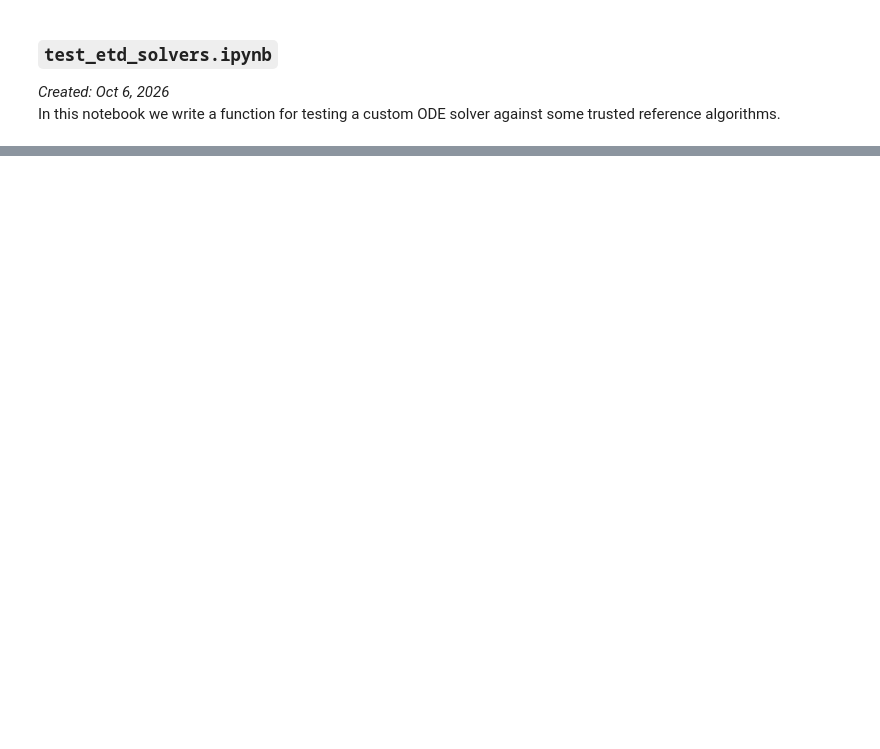
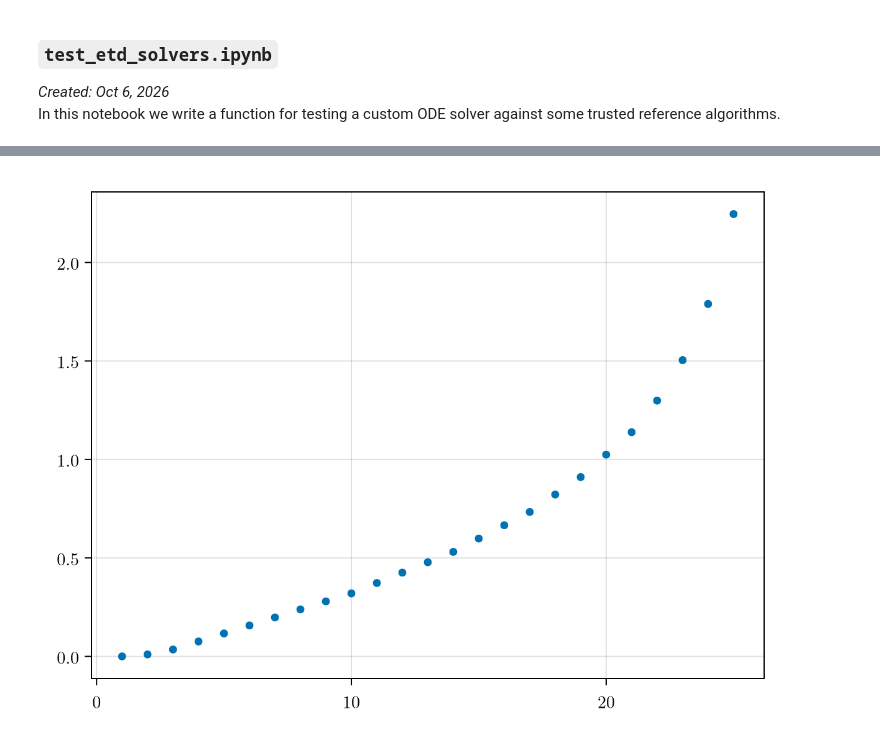
Before and after one commit to MichaelBarmann/diff-eq-tools, a Jupyter notebook: src/ode_tools/solvers/etd/test_etd_solvers.ipynb, the cells around one changed output, grey strips where cells are left out. Drawn from its saved outputs; the diff is of its cells as text; code cells hidden in the pictures; blank space fills up the shorter version.

```diff
--- a/src/ode_tools/solvers/etd/test_etd_solvers.ipynb
+++ b/src/ode_tools/solvers/etd/test_etd_solvers.ipynb
@@ -80,3 +92,7 @@ plot_solutions(t; u_num = u_num, u_ex = u_ex, title = "", ms = 3)
+# %%
+scatter(out.t)
+# %% [output]
+[figure, added]
 # %%
 #Test 1: Van der Pol oscillator
 p = 10.0
```
Also changed, not shown: parts of 7 cells of this notebook, 2 other files.
